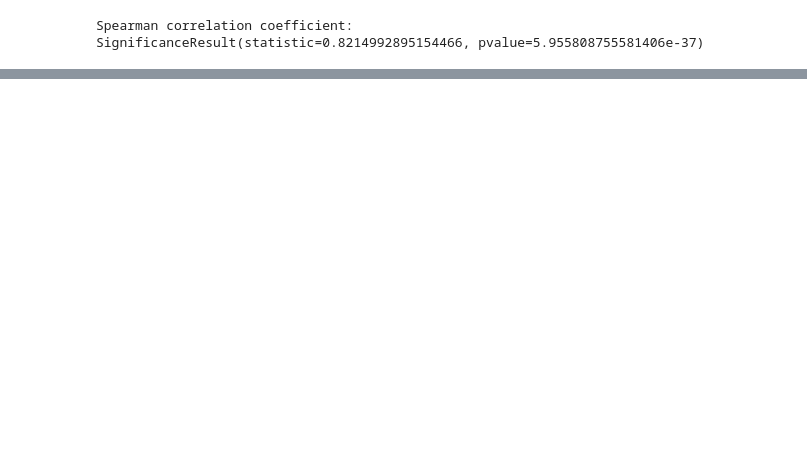
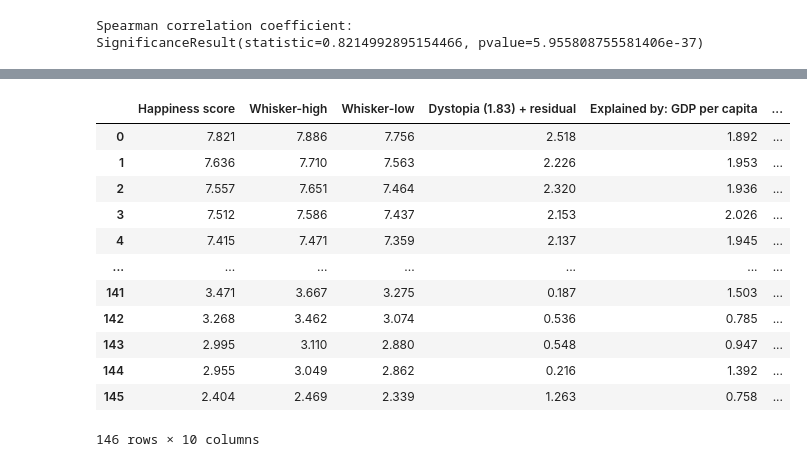
Before and after one commit to grzegorzlucki/World-Happiness-Report, a Jupyter notebook: main.ipynb, the cells around one changed output, grey strips where cells are left out. Drawn from its saved outputs; the diff is of its cells as text; code cells hidden in the pictures; blank space fills up the shorter version.

```diff
--- a/main.ipynb
+++ b/main.ipynb
@@ -175,0 +197,17 @@ Notes:
+# %%
+HappinessScore = HappinessScore.iloc[:, 2:]
+HappinessScore
+# %% [output]
+|  | Happiness score | Whisker-high | Whisker-low | Dystopia (1.83) + residual | Explained by: GDP per capita | ... |
+| 0 | 7.821 | 7.886 | 7.756 | 2.518 | 1.892 | ... |
+| 1 | 7.636 | 7.710 | 7.563 | 2.226 | 1.953 | ... |
+| 2 | 7.557 | 7.651 | 7.464 | 2.320 | 1.936 | ... |
+| 3 | 7.512 | 7.586 | 7.437 | 2.153 | 2.026 | ... |
+| 4 | 7.415 | 7.471 | 7.359 | 2.137 | 1.945 | ... |
+| ... | ... | ... | ... | ... | ... | ... |
+| 141 | 3.471 | 3.667 | 3.275 | 0.187 | 1.503 | ... |
+| 142 | 3.268 | 3.462 | 3.074 | 0.536 | 0.785 | ... |
+| 143 | 2.995 | 3.110 | 2.880 | 0.548 | 0.947 | ... |
+| 144 | 2.955 | 3.049 | 2.862 | 0.216 | 1.392 | ... |
+| 145 | 2.404 | 2.469 | 2.339 | 1.263 | 0.758 | ... |
+146 rows × 10 columns
```
Also changed, not shown: parts of 12 cells of this notebook.
